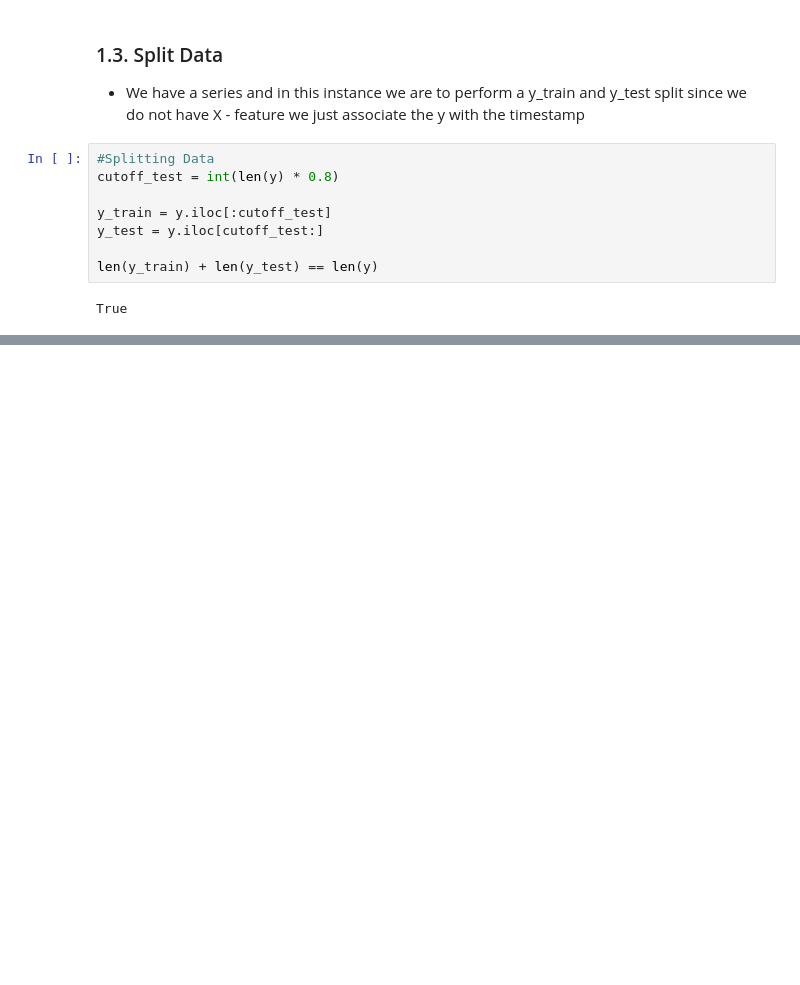
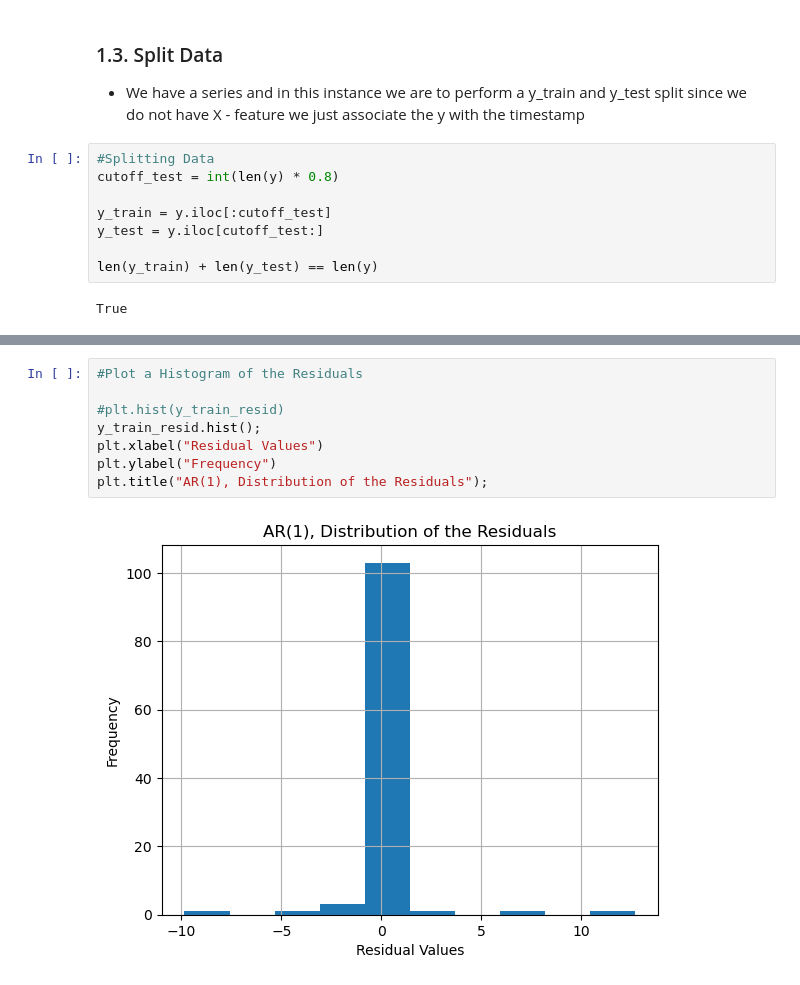
Before and after one commit to dumisanimukuchura/Air-Quality-in-Durban-Part-3-AutoRegressive-Model-with-TimeSeries-Data-from-MongoDB, a Jupyter notebook: notebook/Air-Quality-in-Durban-Part-3-AutoRegressive-Model-with-TimeSeries-Data-from-MongoDB.ipynb, the cells around one changed output, grey strips where cells are left out. Saved outputs shown, nothing was run; the diff lists cells and outputs as text; blank space fills up the shorter version.

```diff
--- a/notebook/Air-Quality-in-Durban-Part-3-AutoRegressive-Model-with-TimeSeries-Data-from-MongoDB.ipynb
+++ b/notebook/Air-Quality-in-Durban-Part-3-AutoRegressive-Model-with-TimeSeries-Data-from-MongoDB.ipynb
@@ -128,0 +192,10 @@ True
+# %%
+#Plot a Histogram of the Residuals
+
+#plt.hist(y_train_resid)
+y_train_resid.hist();
+plt.xlabel("Residual Values")
+plt.ylabel("Frequency")
+plt.title("AR(1), Distribution of the Residuals");
+# %% [output]
+[figure, added]
```
Also changed, not shown: parts of 14 cells of this notebook.
